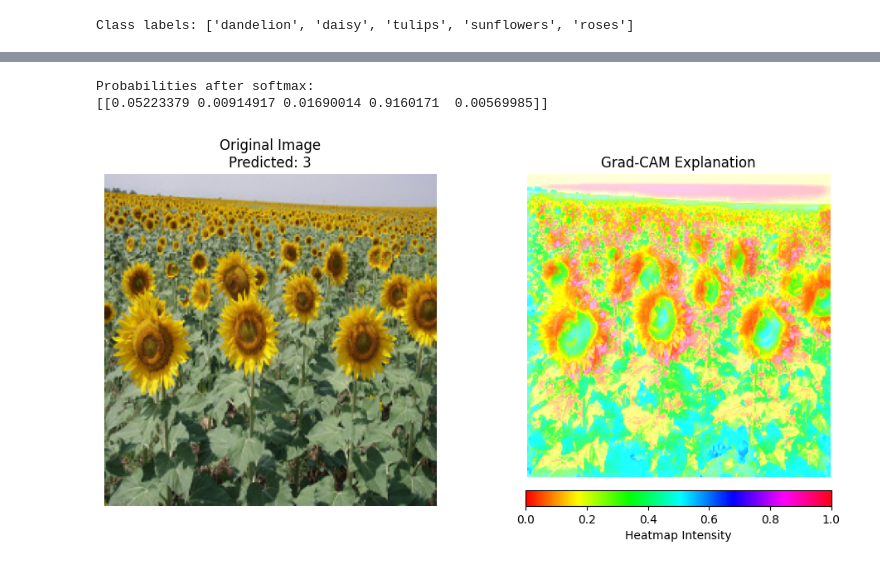
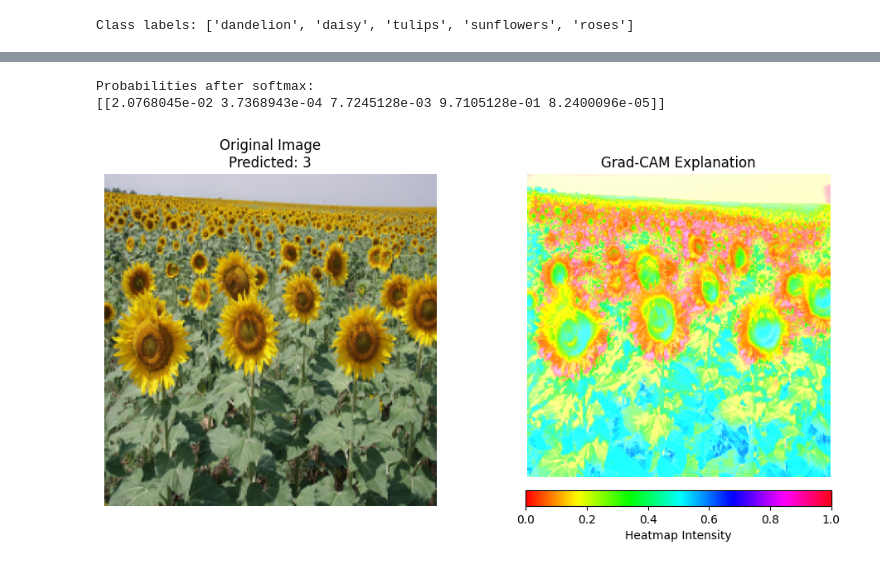
Before and after one commit to Bhakti3001/Clemson_XAI_Project2024, a Jupyter notebook: xai.ipynb, the cells around one changed output, grey strips where cells are left out. Cells and saved outputs as stored; diff of their text form; code cells hidden in the pictures.

```diff
--- a/xai.ipynb
+++ b/xai.ipynb
@@ -217,6 +221,7 @@ def explain_with_lime(model, image):
 # Get a sample image from the test set
 for image, label in test_ds.take(1):
     sample_image = image.numpy()
+    label_image = image.numpy()
     break
 
 print("LIME Explanation:")
@@ -288,7 +293,7 @@ Integrated Gradients Explanation:
 def explain_with_gradcam(model, image, label):
     gradcam = GradCAM()
     data = ([image], None)
-    explanation = gradcam.explain(data, model, class_index=label, layer_name='conv2d_14')
+    explanation = gradcam.explain(data, model, class_index=label, layer_name='conv2d_2')
 
     # Get model prediction
     pred = model.predict(np.expand_dims(image, axis=0))
@@ -327,6 +332,7 @@ def explain_with_gradcam(model, image, label):
     plt.show()
 
 print("Grad-CAM Explanation:")
+
 explain_with_gradcam(model, sample_image[9], label[9])
 # %% [output]
 Grad-CAM Explanation:
@@ -335,3 +341,3 @@ WARNING:matplotlib.image:Clipping input data to the valid range for imshow with
 Probabilities after softmax:
-[[0.05223379 0.00914917 0.01690014 0.9160171  0.00569985]]
+[[2.0768045e-02 3.7368943e-04 7.7245128e-03 9.7105128e-01 8.2400096e-05]]
-[figure, old version]
+[figure, new version]
```
Also changed, not shown: parts of 7 cells of this notebook, 4 other files.
